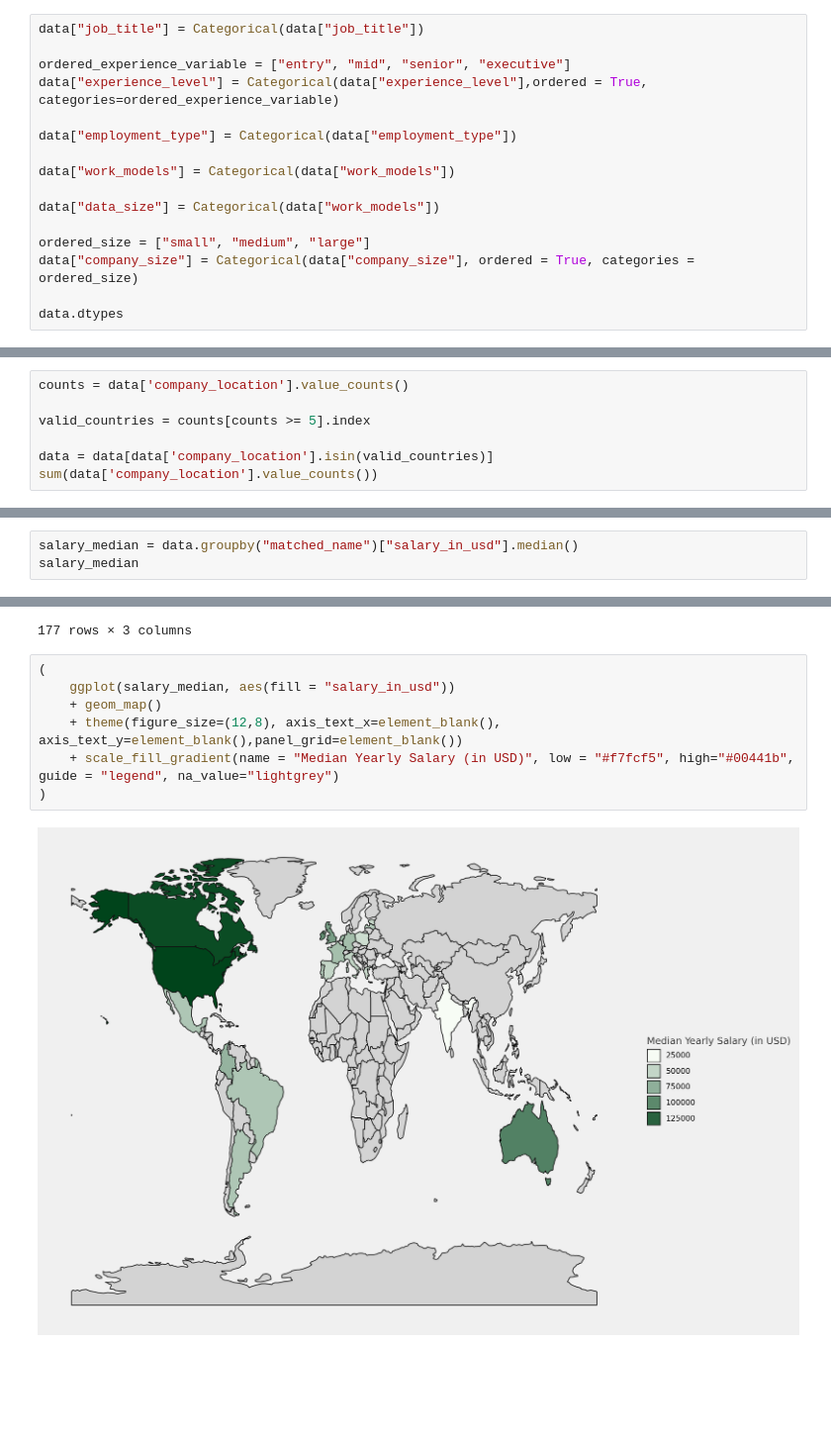
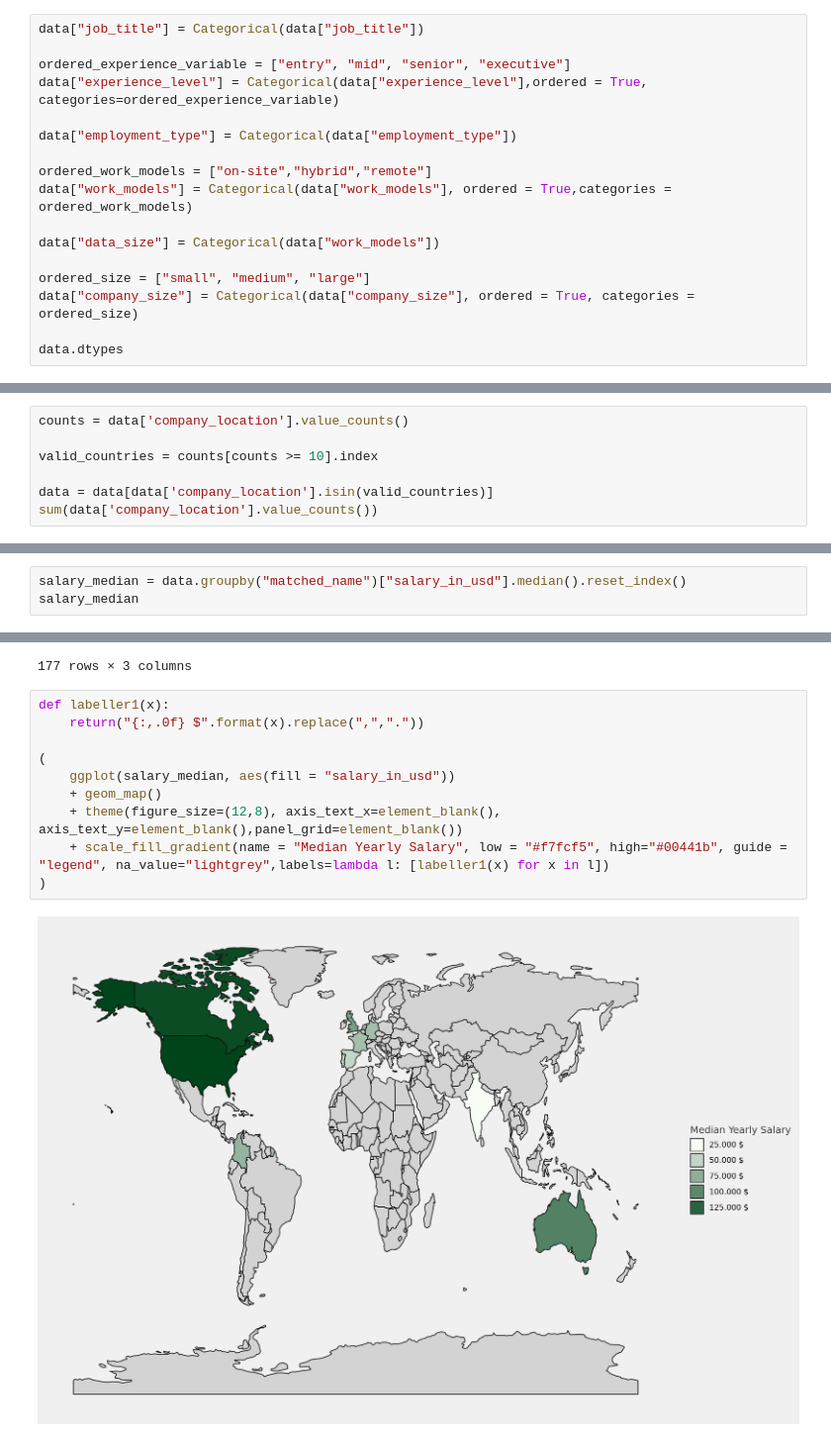
Before and after one commit to MarcoGennaro01/Data_Science_Jobs_-2020-2024-Data_Visualization, a Jupyter notebook: main.ipynb, the cells around one changed output, grey strips where cells are left out. Shown at 99% size. Cells and saved outputs as stored; diff of their text form; blank space fills up the shorter version.

```diff
--- a/main.ipynb
+++ b/main.ipynb
@@ -156,7 +156,8 @@ data["experience_level"] = Categorical(data["experience_level"],ordered = True,
 
 data["employment_type"] = Categorical(data["employment_type"])
 
-data["work_models"] = Categorical(data["work_models"])
+ordered_work_models = ["on-site","hybrid","remote"]
+data["work_models"] = Categorical(data["work_models"], ordered = True,categories = ordered_work_models)
 
 data["data_size"] = Categorical(data["work_models"])
 
@@ -181,7 +182,7 @@ dtype: object
 # %%
 counts = data['company_location'].value_counts()
 
-valid_countries = counts[counts >= 5].index
+valid_countries = counts[counts >= 10].index
 
 data = data[data['company_location'].isin(valid_countries)]
 sum(data['company_location'].value_counts())
@@ -306,6 +312,6 @@ gdf = gdf.loc[:,["ADMIN","geometry"]]
 
 data = merge(data, gdf, left_on = "matched_name", right_on = "ADMIN", how = "left")
 # %%
-salary_median = data.groupby("matched_name")["salary_in_usd"].median()
+salary_median = data.groupby("matched_name")["salary_in_usd"].median().reset_index()
 salary_median
 # %% [output]
@@ -344,14 +345,17 @@ salary_median
 | 176 | NaN | South Sudan | POLYGON ((30.83385 3.50917, 29.95... |
 177 rows × 3 columns
 # %%
+def labeller1(x):
+    return("{:,.0f} $".format(x).replace(",","."))
+
 (
     ggplot(salary_median, aes(fill = "salary_in_usd"))
     + geom_map()
     + theme(figure_size=(12,8), axis_text_x=element_blank(), axis_text_y=element_blank(),panel_grid=element_blank())
-    + scale_fill_gradient(name = "Median Yearly Salary (in USD)", low = "#f7fcf5", high="#00441b", guide = "legend", na_value="lightgrey")
+    + scale_fill_gradient(name = "Median Yearly Salary", low = "#f7fcf5", high="#00441b", guide = "legend", na_value="lightgrey",labels=lambda l: [labeller1(x) for x in l])
 )
 # %% [output]
-[figure, old version]
+[figure, new version]
 # %%
 (
     ggplot(data[data["experience_level"] != "executive"], aes(x = 'company_location', y = 'salary_in_usd'))
```
Also changed, not shown: parts of 13 cells of this notebook.
